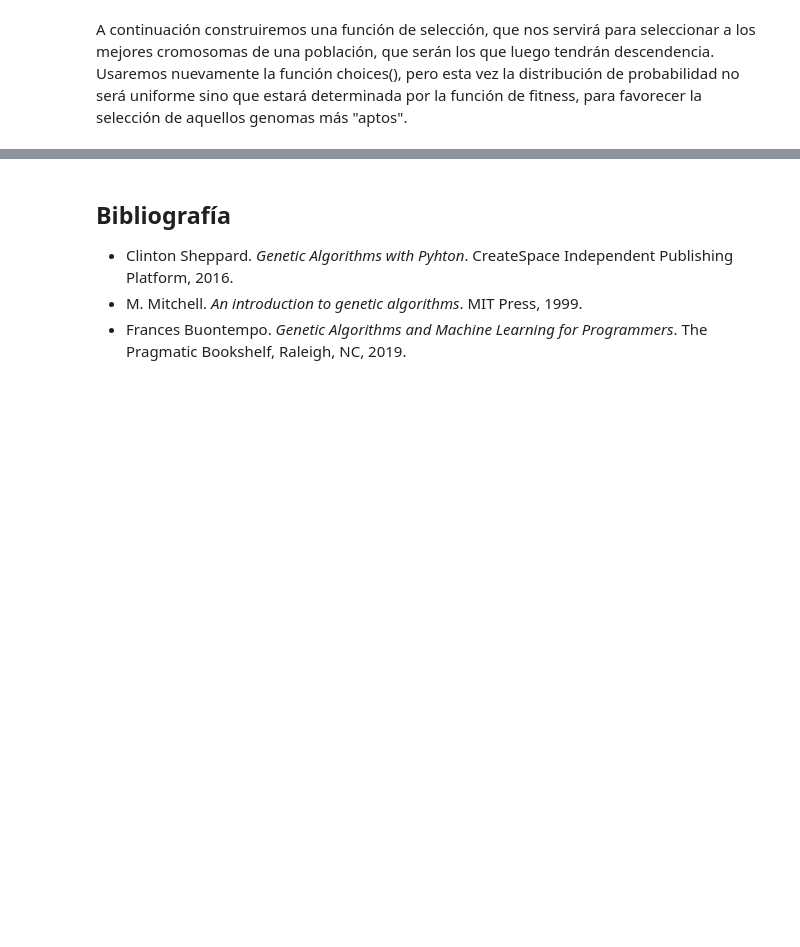
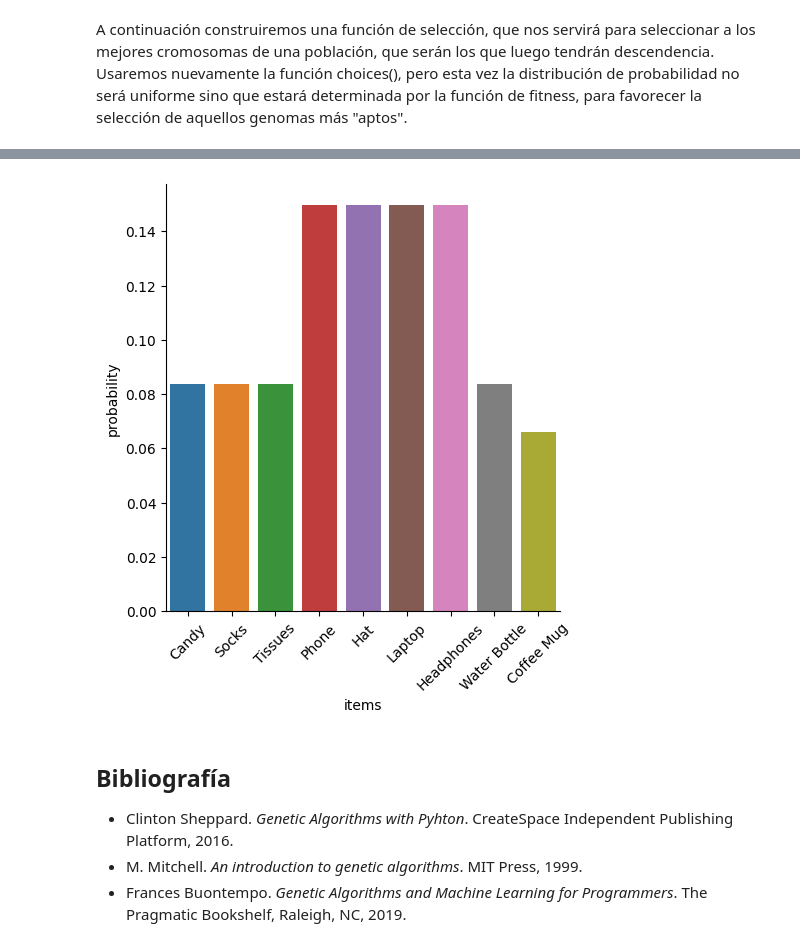
Before and after one commit to ncontinanza/genetic_algorithms, a Jupyter notebook: algoritmos_geneticos.ipynb, the cells around one changed output, grey strips where cells are left out. Cells and saved outputs as stored; diff of their text form; code cells hidden in the pictures; blank space fills up the shorter version.

```diff
--- a/algoritmos_geneticos.ipynb
+++ b/algoritmos_geneticos.ipynb
@@ -338,0 +399,10 @@ Value 1310
+# %%
+more_items = [
+    Item('Candy', 5, 25),
+    Item('Socks', 10, 38),
+    Item('Tissues', 15, 80),
+    Item('Phone', 500, 200),
+    Item('Hat', 100, 70)
+] + items
+
+run_backpack_example(more_items, 1310, 100, True)
@@ -339,3 +423,43 @@ Value 1310
+# %%
+def run_example_by_times_for_items(times: int, items, print_stats: bool):
+    best_solutions = []
+    for _ in range(times):
+        best_solutions.append(run_backpack_example(items, 1310, 100, print_stats))
+
+    return best_solutions
+
+def get_probability(items):
+    prob = {}
+    for item in items:
+        if prob.get(item):
+            prob[item]+= 1
+        else:
+            prob[item] = 1
+
+    items_num = len(items)
+
+    for key in prob.keys():
+        prob[key] = prob[key] / items_num
+
+    return prob
+
+def plot_backpack_example():
+
+    best_solutions = run_example_by_times_for_items(100, more_items, False)
+    best_solutions_res = []
+    [ best_solutions_res.extend(elem) for elem in best_solutions]
+
+    probs = get_probability(best_solutions_res)
+
+    df = make_df("items", "probability", probs.keys(), probs.values())
+
+    sns.catplot(df, x= "items", y="probability", kind="bar")
+    plt.xticks(rotation=45)
+    plt.show()
+
+plot_backpack_example()
+# %% [output]
+[figure, added]
 # %% [markdown]
 ## Bibliografía
 
```
Also changed, not shown: parts of 20 cells of this notebook, 2 other files.
